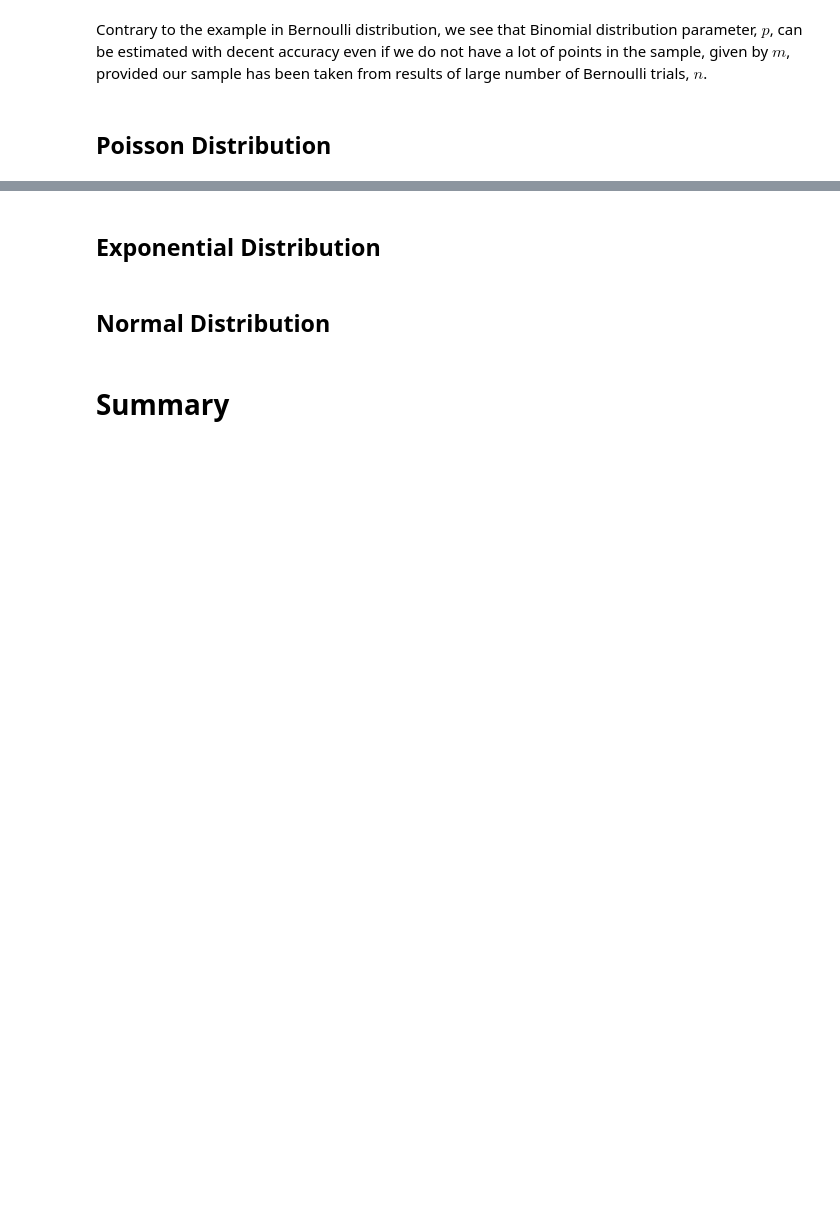
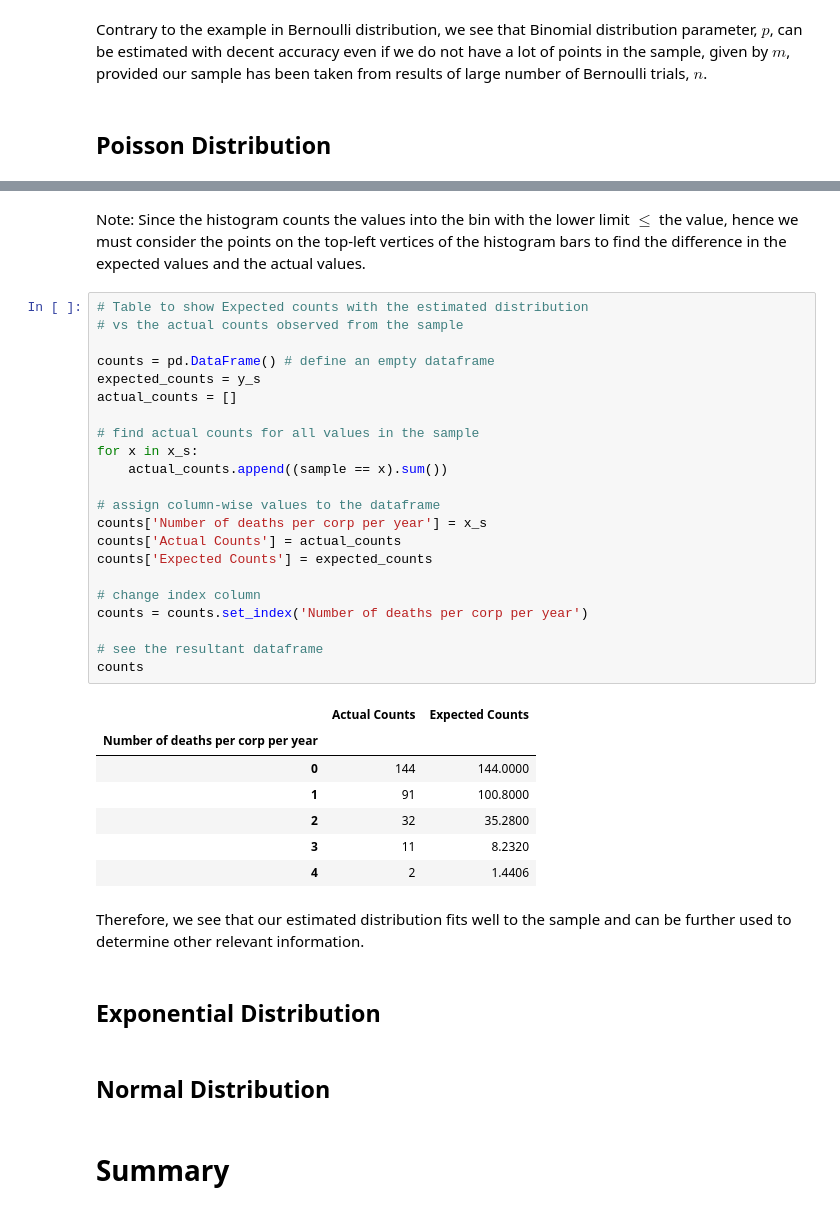
Before and after one commit to PetalsOnWind/Statistics-and-Econometrics-for-Data-Science, a Jupyter notebook: notebooks/maximum-likelihood-estimation.ipynb, the cells around one changed output, grey strips where cells are left out. Saved outputs shown, nothing was run; the diff lists cells and outputs as text; blank space fills up the shorter version.

```diff
--- a/notebooks/maximum-likelihood-estimation.ipynb
+++ b/notebooks/maximum-likelihood-estimation.ipynb
@@ -503,3 +616,37 @@ Contrary to the example in Bernoulli distribution, we see that Binomial distribu
+# %% [markdown]
+Note: Since the histogram counts the values into the bin with the lower limit $\leq$ the value, hence we must consider the points on the top-left vertices of the histogram bars to find the difference in the expected values and the actual values.
+# %%
+# Table to show Expected counts with the estimated distribution
+# vs the actual counts observed from the sample
+
+counts = pd.DataFrame() # define an empty dataframe
+expected_counts = y_s
+actual_counts = []
+
+# find actual counts for all values in the sample
+for x in x_s:
+    actual_counts.append((sample == x).sum())
+
+# assign column-wise values to the dataframe
+counts['Number of deaths per corp per year'] = x_s
+counts['Actual Counts'] = actual_counts
+counts['Expected Counts'] = expected_counts
+
+# change index column
+counts = counts.set_index('Number of deaths per corp per year')
+
+# see the resultant dataframe
+counts
+# %% [output]
+|  | Actual Counts | Expected Counts |
+| Number of deaths per corp per year |  |  |
+| 0 | 144 | 144.0000 |
+| 1 | 91 | 100.8000 |
+| 2 | 32 | 35.2800 |
+| 3 | 11 | 8.2320 |
+| 4 | 2 | 1.4406 |
+# %% [markdown]
+Therefore, we see that our estimated distribution fits well to the sample and can be further used to determine other relevant information.
 # %% [markdown]
 ## Exponential Distribution
 # %% [markdown]
```
Also changed, not shown: parts of 17 cells of this notebook, 1 other file.
